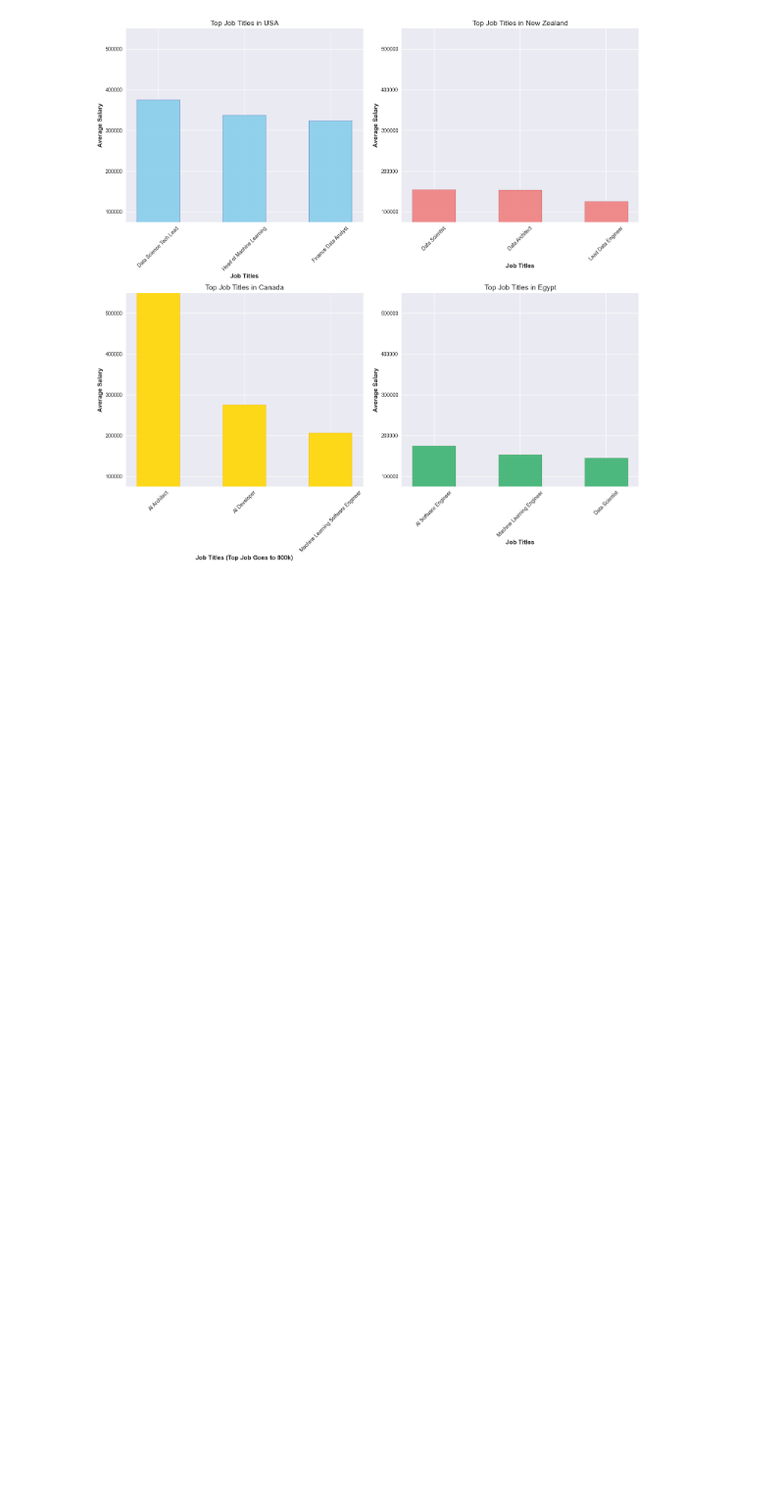
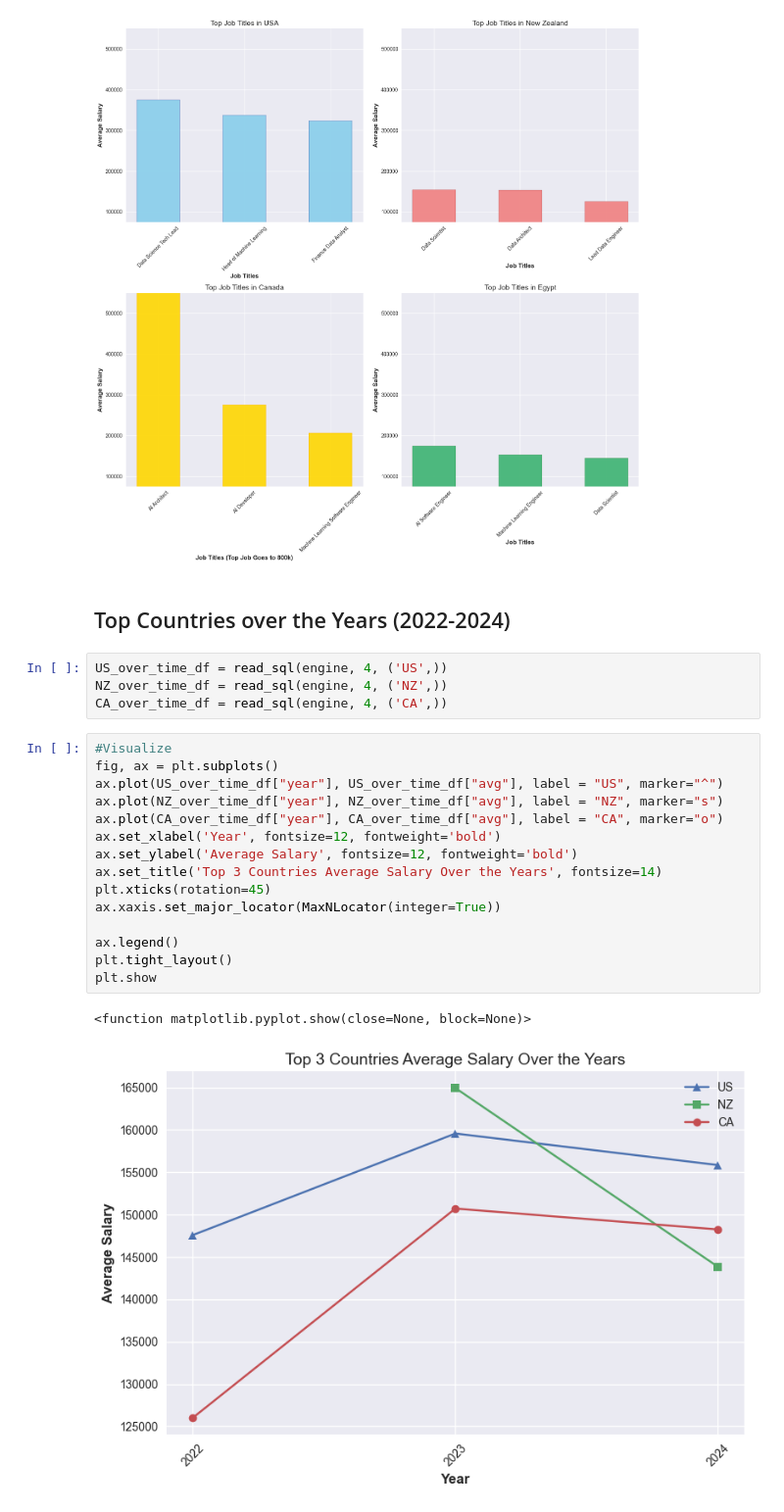
Before and after one commit to AdamYeisley/Group6, a Jupyter notebook: zane_analysis.ipynb, the cells around one changed output. Shown: that part at 98% size. Cells and saved outputs as stored; diff of their text form; blank space fills up the shorter version.

```diff
--- a/zane_analysis.ipynb
+++ b/zane_analysis.ipynb
@@ -149,3 +150,27 @@ plt.show
 # %% [output]
 <function matplotlib.pyplot.show(close=None, block=None)>
 [figure]
+# %% [markdown]
+## Top Countries over the Years (2022-2024)
+# %%
+US_over_time_df = read_sql(engine, 4, ('US',))
+NZ_over_time_df = read_sql(engine, 4, ('NZ',))
+CA_over_time_df = read_sql(engine, 4, ('CA',))
+# %%
+#Visualize
+fig, ax = plt.subplots()
+ax.plot(US_over_time_df["year"], US_over_time_df["avg"], label = "US", marker="^")
+ax.plot(NZ_over_time_df["year"], NZ_over_time_df["avg"], label = "NZ", marker="s")
+ax.plot(CA_over_time_df["year"], CA_over_time_df["avg"], label = "CA", marker="o")
+ax.set_xlabel('Year', fontsize=12, fontweight='bold')
+ax.set_ylabel('Average Salary', fontsize=12, fontweight='bold')
+ax.set_title('Top 3 Countries Average Salary Over the Years', fontsize=14)
+plt.xticks(rotation=45)
+ax.xaxis.set_major_locator(MaxNLocator(integer=True))
+
+ax.legend()
+plt.tight_layout()
+plt.show
+# %% [output]
+<function matplotlib.pyplot.show(close=None, block=None)>
+[figure, added]
```
Also changed, not shown: parts of 1 cell of this notebook, 1 other file.
